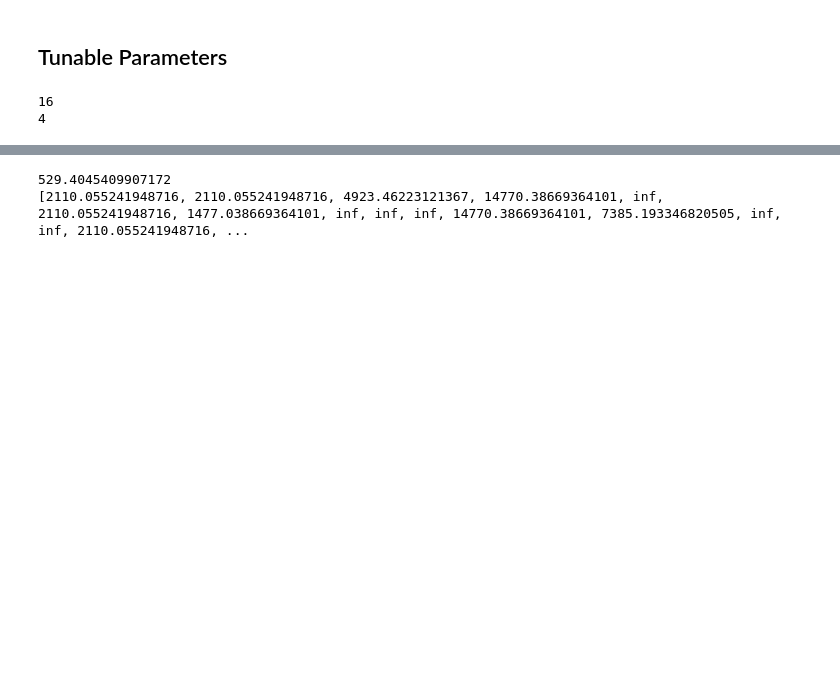
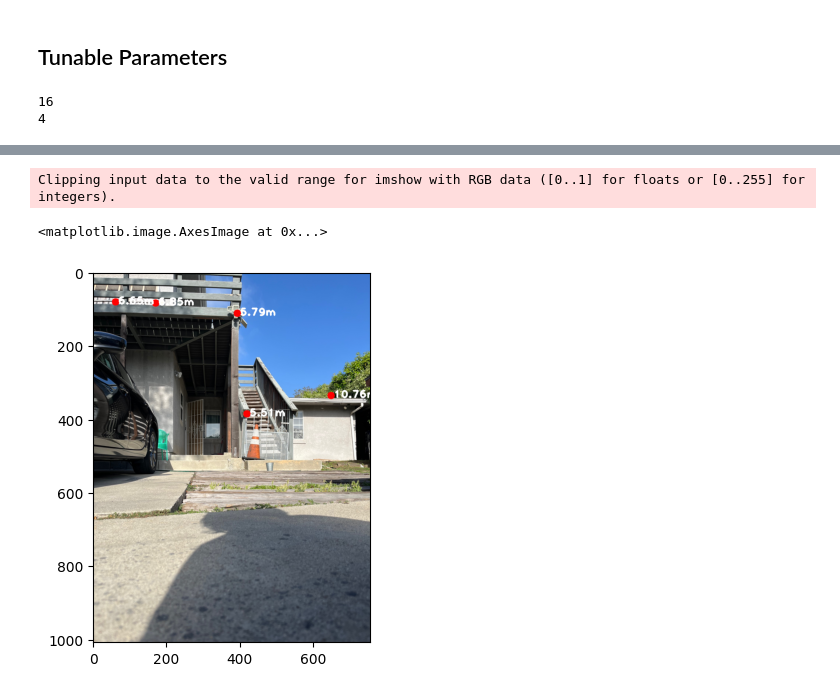
Before and after one commit to SethPavlicekGradStudent/CS659-Project, a Jupyter notebook: project.ipynb, the cells around one changed output, grey strips where cells are left out. Cells and saved outputs as stored; diff of their text form; code cells hidden in the pictures; blank space fills up the shorter version.

```diff
--- a/project.ipynb
+++ b/project.ipynb
@@ -261,6 +261,9 @@ def compute_euclidean_distance(hist1, hist2):
     euclidean_distance = np.sqrt(sum_squared_diff)
 
     return euclidean_distance
+
+def compute_distance_between_points(x1, y1, x2, y2):
+    return np.sqrt(((x2 - x1)**2) + ((y2 - y1)**2))
 
 
 def match_features(features1, features2, x1, y1, x2, y2):
@@ -389,10 +392,39 @@ def calculate_depth(matches, x1, x2, f, t):
 
     return depths
 # %%
-fov = 71.91
+fov = 50 #26mm iphone 13 camera fov
 focal_length = (image1.shape[1] * 0.5) / np.tan(fov * 0.5 * math.pi / 180)
-print(focal_length)
-print(calculate_depth(matches[:num_pts_to_visualize], x1, x2, focal_length, 27.9))
+depths = calculate_depth(matches[:num_pts_to_visualize], x1, x2, focal_length, 27.9)
-# %% [output]
-529.4045409907172
-[2110.055241948716, 2110.055241948716, 4923.46223121367, 14770.38669364101, inf, 2110.055241948716, 1477.038669364101, inf, inf, inf, 14770.38669364101, 7385.193346820505, inf, inf, 2110.055241948716, ...
+# %%
+def visualize_distance_from_lens(matches, depths, x1, y1, image, threshold):
+    xs = x1[matches[:,0]].astype(int)
+    ys = y1[matches[:,0]].astype(int)
+    distances = np.zeros((len(xs), len(xs)))
+    for i in range(len(xs)):
+        for j in range(len(xs)):
+            x_l = xs[i]
+            y_l = ys[i]
+            x_d = xs[j]
+            y_d = ys[j]
+            distances[i][j] = compute_distance_between_points(x_l, y_l, x_d, y_d)
+
+    depths = np.asarray(depths).astype(int)
+    newImg = image.copy()
+    plotted = []
+    for i, d, x, y in zip(range(len(xs)),depths, xs, ys):
+        distance_to_plotted = float('inf')
+        if (len(plotted) > 0):
+            distance_to_plotted = min(distances[i][plotted])
+        if(distance_to_plotted > threshold):
+            label = (d/100).astype(str) + 'm'
+            newImg = cv2.circle(newImg, (x,y), 10, 1, -1, cv2.LINE_AA)
+            newImg = cv2.putText(newImg, label, (x+7, y+7), cv2.FONT_HERSHEY_PLAIN, 2.0, [255,255,255], 3)
+            plotted.append(i)
+
+    return newImg
+# %%
+plt.imshow(visualize_distance_from_lens(matches[:100], depths, x1, y1, image1, 75))
+# %% [output]
+Clipping input data to the valid range for imshow with RGB data ([0..1] for floats or [0..255] for integers).
+<matplotlib.image.AxesImage at 0x...>
+[figure, added]
```
Also changed, not shown: parts of 3 cells of this notebook.
